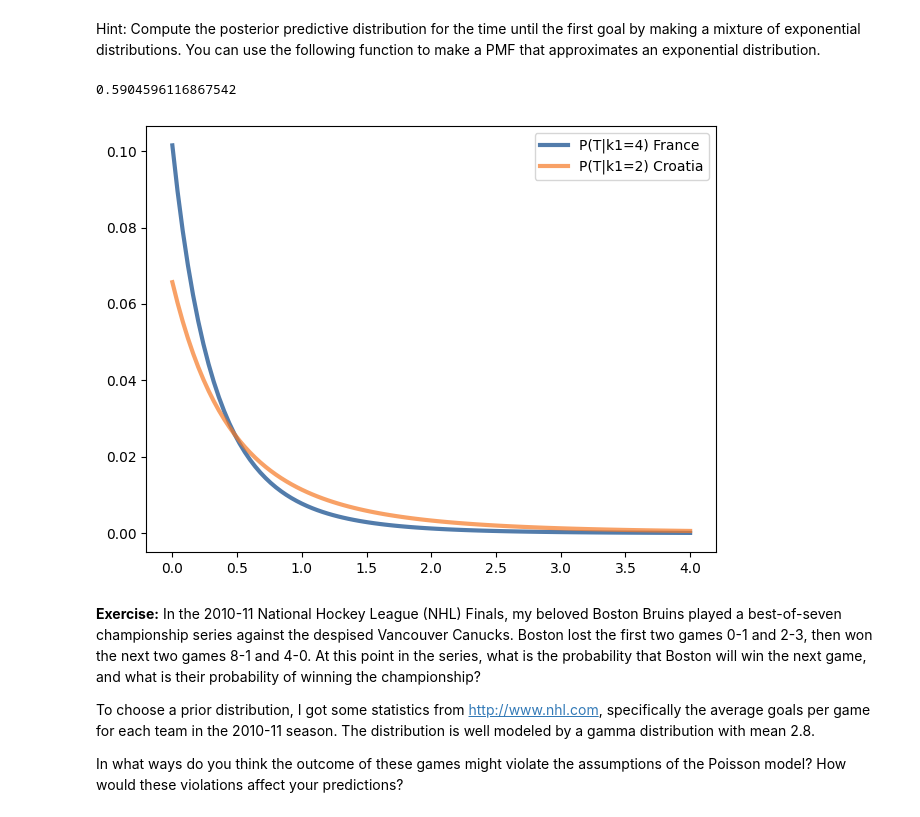
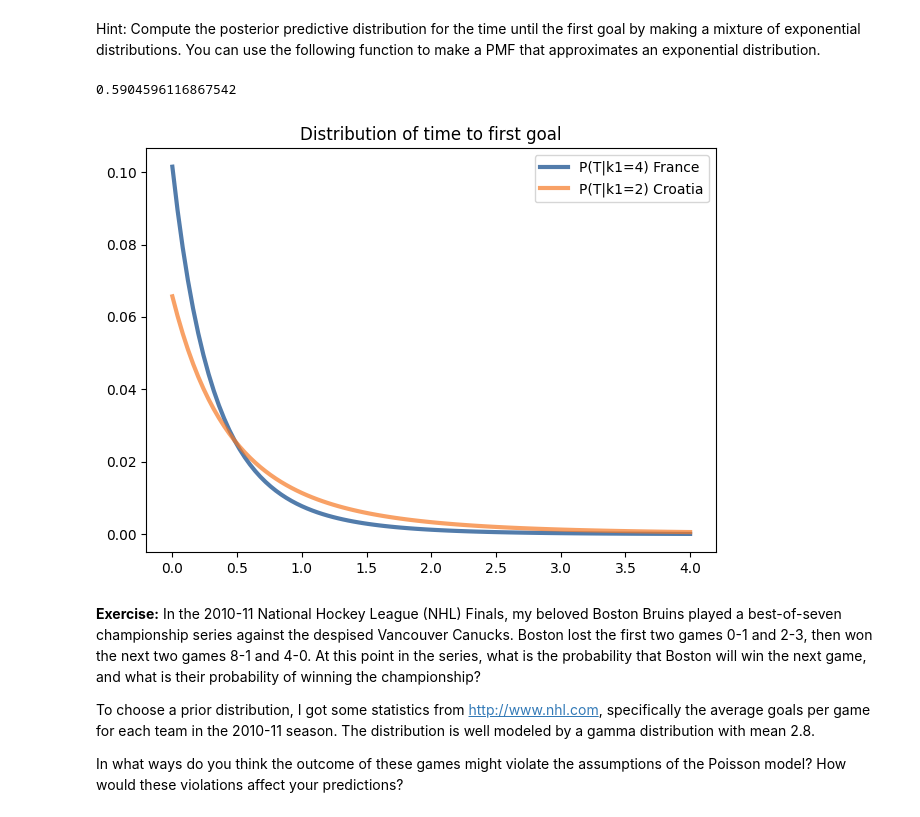
Before and after one commit to mat-ej/ThinkBayes2, a Jupyter notebook: notebooks/chap08.ipynb, the cells around one changed output. Cells and saved outputs as stored; diff of their text form; code cells hidden in the pictures.

```diff
--- a/notebooks/chap08.ipynb
+++ b/notebooks/chap08.ipynb
@@ -815,6 +816,13 @@ post_weighted_goals_lams.bar()
 **Exercise:** Returning to the first version of the World Cup Problem.  Suppose France and Croatia play a rematch.  What is the probability that France scores first?
 # %% [markdown]
 Hint: Compute the posterior predictive distribution for the time until the first goal by making a mixture of exponential distributions.  You can use the following function to make a PMF that approximates an exponential distribution.
+# %%
+def make_expo_pmf(lam, high):
+    qs = np.linspace(0, high, 101)
+    ps = expo_pdf(qs, lam)
+    pmf = Pmf(ps, qs)
+    pmf.normalize()
+    return pmf
 # %%
 def expo_pdf(t, lam):
     """Compute the PDF of the exponential distribution."""
@@ -830,35 +838,35 @@ def make_expo_pmf(lam, high):
     """
     qs = np.linspace(0, high, 101)
     ps = expo_pdf(qs, lam)
     pmf = Pmf(ps, qs)
     pmf.normalize()
     return pmf
 
 france
 
 lams = prior.qs
 times = np.linspace(0, 1, 101)
 
 prob_time_lam = [make_expo_pmf(lam, 4) for lam in lams]
 prob_time_france = make_mixture(france, prob_time_lam)
 prob_time_croatia = make_mixture(croatia, prob_time_lam)
 
 prob_time_france.normalize()
 prob_time_croatia.normalize()
 
 prob_time_france.plot(label="P(T|k1=4) France")
 prob_time_croatia.plot(label="P(T|k1=2) Croatia")
-decorate()
+decorate(title = "Distribution of time to first goal")
 
 
 # France will score later than croatia time T greater
 Pmf.prob_gt(prob_time_france, prob_time_croatia)
 
 # France will score sooner than croatia, prob_lessthan
 Pmf.prob_lt(prob_time_france, prob_time_croatia)
 # %% [output]
 0.5904596116867542
-[figure, old version]
+[figure, new version]
 # %%
 # Solution goes here
 # %%
```
Also changed, not shown: parts of 19 cells of this notebook.
